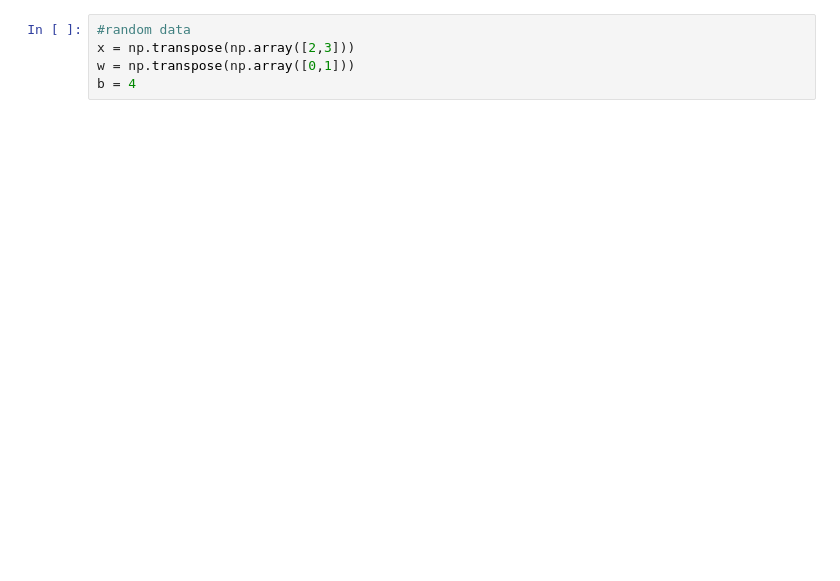
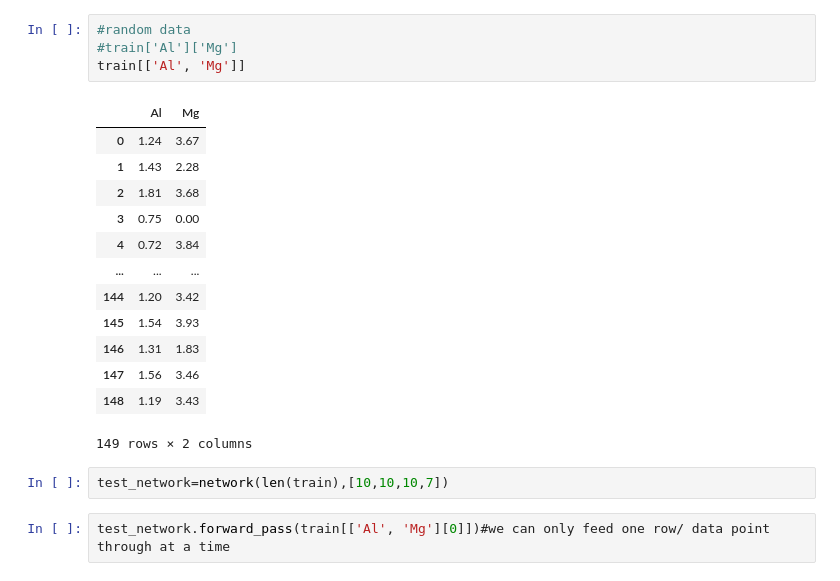
Before and after one commit to NicolaClark/MLEXAM, a Jupyter notebook: code/Neural Network playground.ipynb, the cells around one changed output. Cells and saved outputs as stored; diff of their text form; blank space fills up the shorter version.

```diff
--- a/code/Neural Network playground.ipynb
+++ b/code/Neural Network playground.ipynb
@@ -60,6 +95,23 @@ class neuron:
-# %%
-#random data
-x = np.transpose(np.array([2,3]))
-w = np.transpose(np.array([0,1]))
-b = 4
+# %%
+#random data
+#train['Al']['Mg']
+train[['Al', 'Mg']]
+# %% [output]
+|  | Al | Mg |
+| 0 | 1.24 | 3.67 |
+| 1 | 1.43 | 2.28 |
+| 2 | 1.81 | 3.68 |
+| 3 | 0.75 | 0.00 |
+| 4 | 0.72 | 3.84 |
+| ... | ... | ... |
+| 144 | 1.20 | 3.42 |
+| 145 | 1.54 | 3.93 |
+| 146 | 1.31 | 1.83 |
+| 147 | 1.56 | 3.46 |
+| 148 | 1.19 | 3.43 |
+149 rows × 2 columns
+# %%
+test_network=network(len(train),[10,10,10,7])
+# %%
+test_network.forward_pass(train[['Al', 'Mg'][0]])#we can only feed one row/ data point through at a time
 # %%
```
Also changed, not shown: parts of 4 cells of this notebook, 4 other files.
